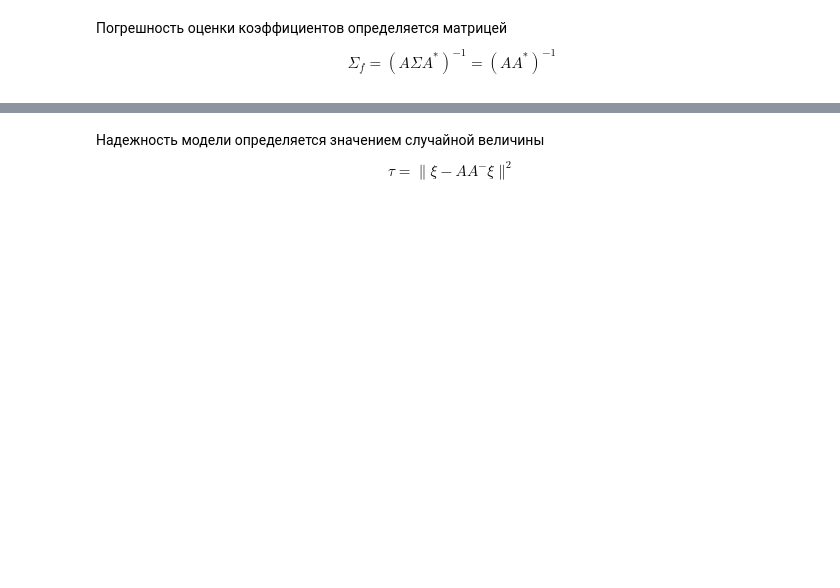
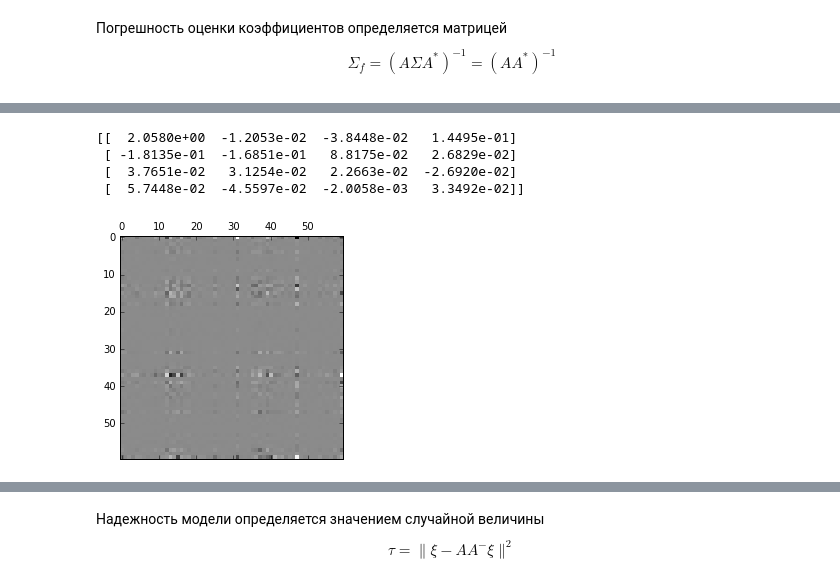
Before and after one commit to haalogen/affine, a Jupyter notebook: Stars-Exp-Feb2017.ipynb, the cells around one changed output, grey strips where cells are left out. Saved outputs shown, nothing was run; the diff lists cells and outputs as text; code cells hidden in the pictures; blank space fills up the shorter version.

```diff
--- a/Stars-Exp-Feb2017.ipynb
+++ b/Stars-Exp-Feb2017.ipynb
@@ -162,0 +234,17 @@ $$
+# %%
+k3 = 8
+
+z3 = np.zeros(k3)
+arr3 = np.zeros((2*N, k3)) # matrix A
+# %%
+for i in xrange(N): # fill the A matrix
+    dist_l = (lX[i]-x_c)**2 + (lY[i]-y_c)**2
+    dist_r = (rX[i]-x_c)**2 + (rY[i]-y_c)**2
+
+    zx1 = (lX[i] - x_c) * dist_l
+    zx2 = (rX[i] - x_c) * dist_r
+    arr3[2*i] = [lX[i], lY[i], 0, 0, 1, 0, -zx1, zx2]
+
+    zy1 = (lY[i] - y_c) * dist_l
+    zy2 = (rY[i] - y_c) * dist_r
+    arr3[2*i + 1] = [0, 0, lX[i], lY[i], 0, 1, -zy1, zy2]
@@ -168,0 +362,11 @@ $$
+# %%
+sig_mat3 = np.linalg.inv(np.dot(arr3, arr3.T))
+plt.matshow(sig_mat3, cmap=plt.cm.gray)
+np.set_printoptions(suppress=False)
+print sig_mat3[:4, :4]
+# %% [output]
+[[  2.0580e+00  -1.2053e-02  -3.8448e-02   1.4495e-01]
+ [ -1.8135e-01  -1.6851e-01   8.8175e-02   2.6829e-02]
+ [  3.7651e-02   3.1254e-02   2.2663e-02  -2.6920e-02]
+ [  5.7448e-02  -4.5597e-02  -2.0058e-03   3.3492e-02]]
+[figure, added]
```
Also changed, not shown: parts of 70 cells of this notebook, 1 other file.
